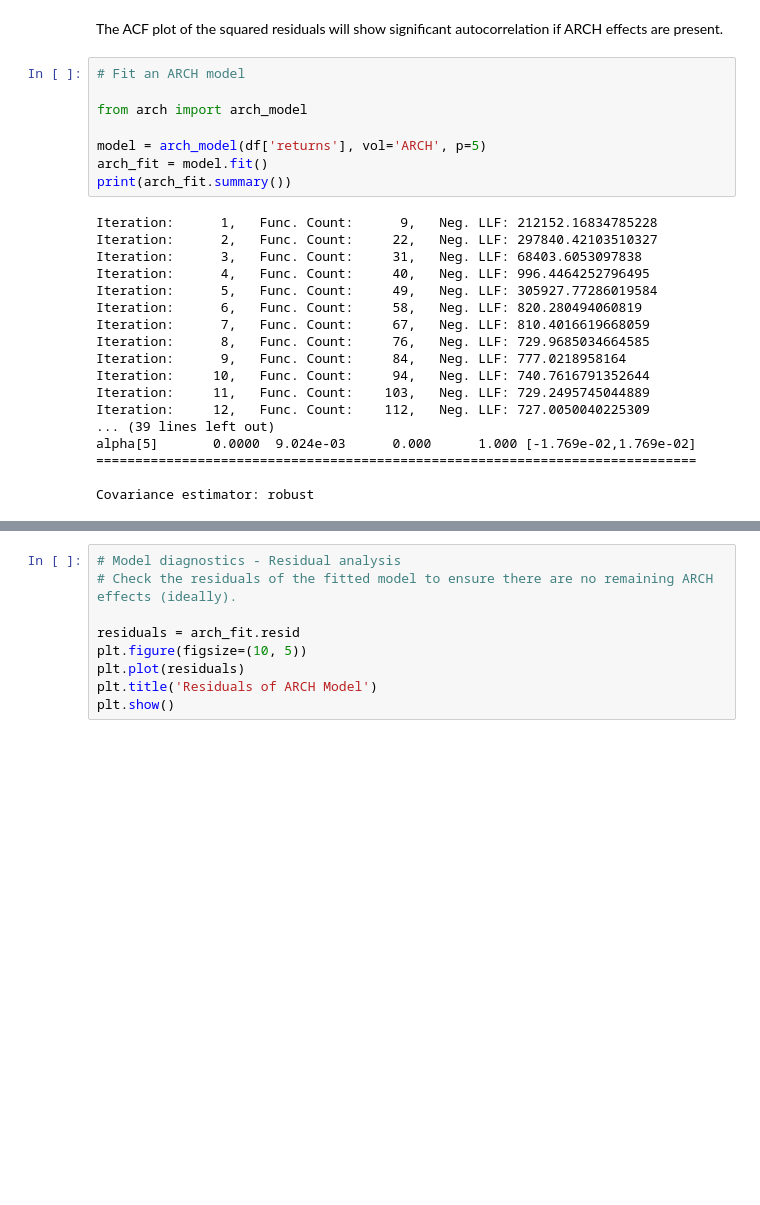
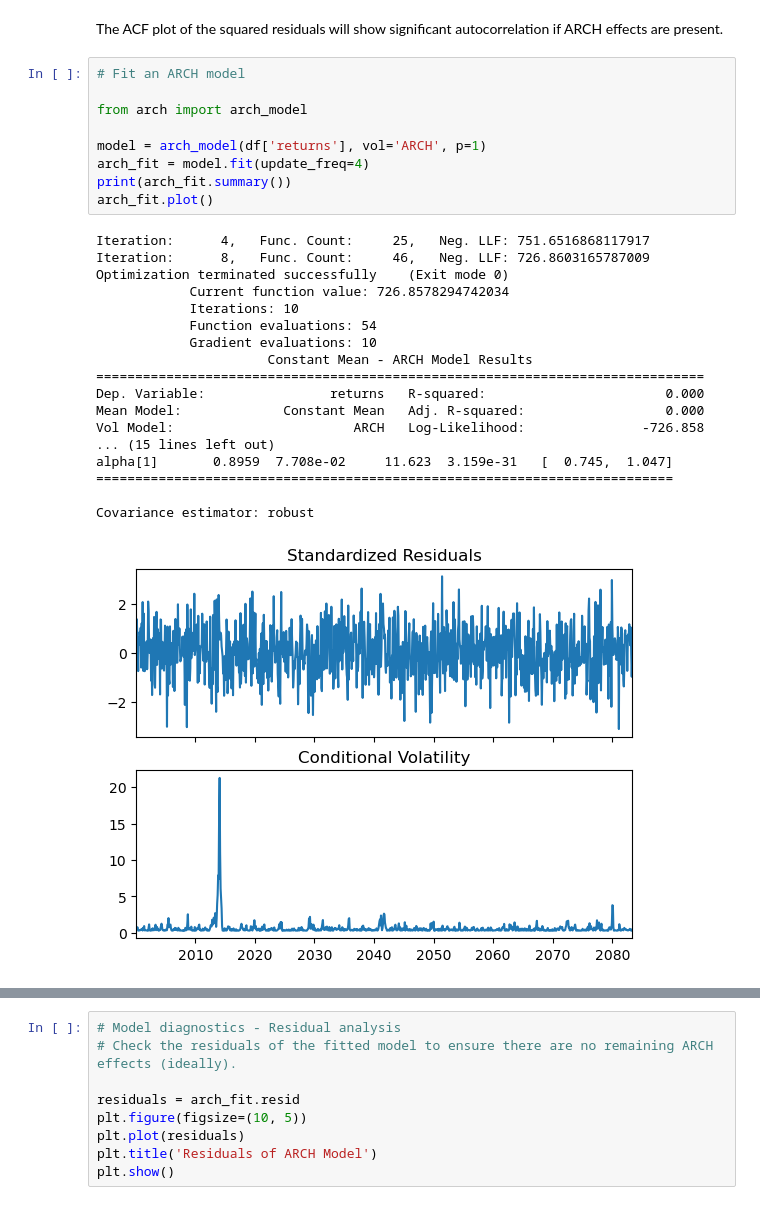
Before and after one commit to yuhan01/Introduction-to-Time-Series-Analysis-Python-Notes, a Jupyter notebook: Sec 7&8.ipynb, the cells around one changed output, grey strips where cells are left out. Drawn from its saved outputs; the diff is of its cells as text; blank space fills up the shorter version.

```diff
--- a/Sec 7&8.ipynb
+++ b/Sec 7&8.ipynb
@@ -293,26 +283,28 @@ The ACF plot of the squared residuals will show significant autocorrelation if A
 # %%
 # Fit an ARCH model
 
 from arch import arch_model
 
-model = arch_model(df['returns'], vol='ARCH', p=5)
-arch_fit = model.fit()
+model = arch_model(df['returns'], vol='ARCH', p=1)
+arch_fit = model.fit(update_freq=4)
 print(arch_fit.summary())
+arch_fit.plot()
 # %% [output]
-Iteration:      1,   Func. Count:      9,   Neg. LLF: 212152.16834785228
-Iteration:      2,   Func. Count:     22,   Neg. LLF: 297840.42103510327
-Iteration:      3,   Func. Count:     31,   Neg. LLF: 68403.6053097838
-Iteration:      4,   Func. Count:     40,   Neg. LLF: 996.4464252796495
-Iteration:      5,   Func. Count:     49,   Neg. LLF: 305927.77286019584
-Iteration:      6,   Func. Count:     58,   Neg. LLF: 820.280494060819
-Iteration:      7,   Func. Count:     67,   Neg. LLF: 810.4016619668059
-Iteration:      8,   Func. Count:     76,   Neg. LLF: 729.9685034664585
-Iteration:      9,   Func. Count:     84,   Neg. LLF: 777.0218958164
-Iteration:     10,   Func. Count:     94,   Neg. LLF: 740.7616791352644
-Iteration:     11,   Func. Count:    103,   Neg. LLF: 729.2495745044889
-Iteration:     12,   Func. Count:    112,   Neg. LLF: 727.0050040225309
-... (39 lines left out)
-alpha[5]       0.0000  9.024e-03      0.000      1.000 [-1.769e-02,1.769e-02]
-=============================================================================
+Iteration:      4,   Func. Count:     25,   Neg. LLF: 751.6516868117917
+Iteration:      8,   Func. Count:     46,   Neg. LLF: 726.8603165787009
+Optimization terminated successfully    (Exit mode 0)
+            Current function value: 726.8578294742034
+            Iterations: 10
+            Function evaluations: 54
+            Gradient evaluations: 10
+                      Constant Mean - ARCH Model Results
+==============================================================================
+Dep. Variable:                returns   R-squared:                       0.000
+Mean Model:             Constant Mean   Adj. R-squared:                  0.000
+Vol Model:                       ARCH   Log-Likelihood:               -726.858
+... (15 lines left out)
+alpha[1]       0.8959  7.708e-02     11.623  3.159e-31   [  0.745,  1.047]
+==========================================================================
 
 Covariance estimator: robust
+[figure, added]
```
Also changed, not shown: parts of 10 cells of this notebook, 1 other file.
